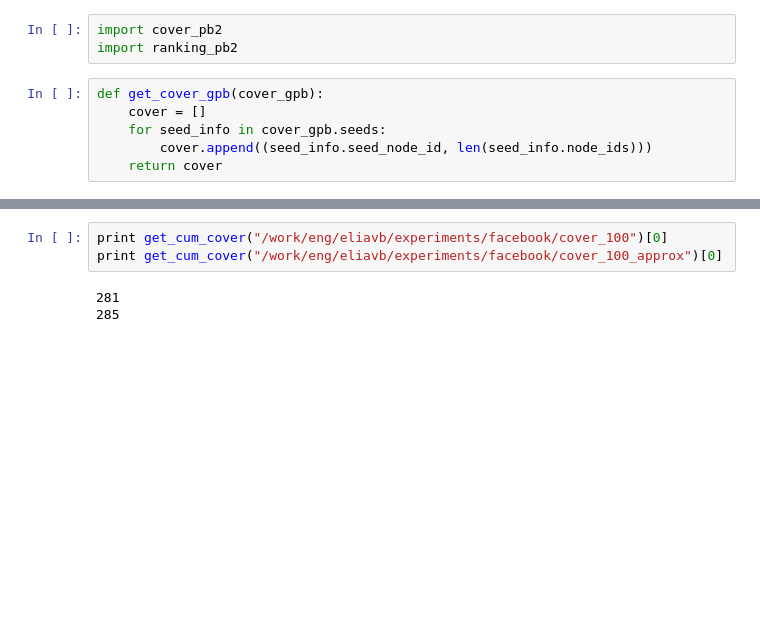
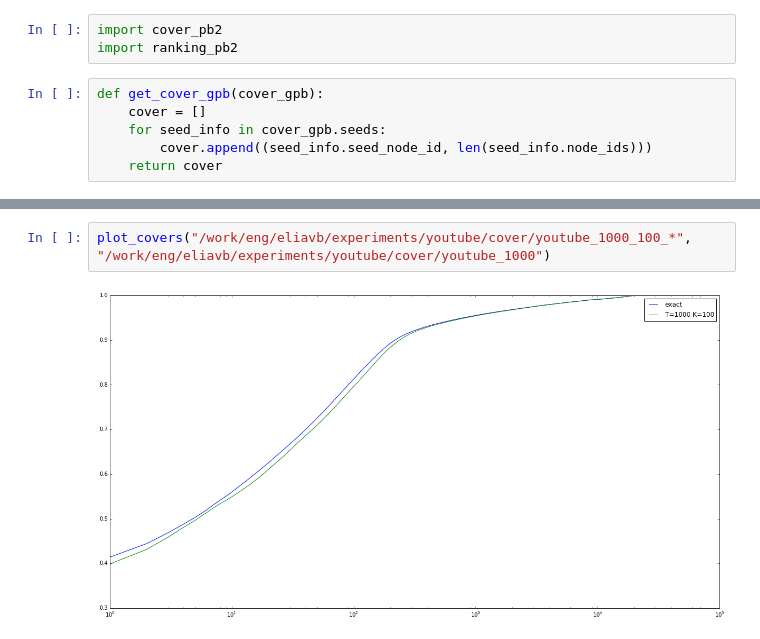
Before and after one commit to eliavb/all_distance_sketch, a Jupyter notebook: cover_compare.ipynb, the cells around one changed output, grey strips where cells are left out. Saved outputs shown, nothing was run; the diff lists cells and outputs as text; blank space fills up the shorter version.

```diff
--- a/cover_compare.ipynb
+++ b/cover_compare.ipynb
@@ -32,7 +58,5 @@ def get_cum_cover(file_name):
 # %%
-print get_cum_cover("/work/eng/eliavb/experiments/facebook/cover_100")[0]
-print get_cum_cover("/work/eng/eliavb/experiments/facebook/cover_100_approx")[0]
+plot_covers("/work/eng/eliavb/experiments/youtube/cover/youtube_1000_100_*", "/work/eng/eliavb/experiments/youtube/cover/youtube_1000")
 # %% [output]
-281
-285
+[figure, added]
 # %%
```
Also changed, not shown: parts of 6 cells of this notebook, 1 other file.
